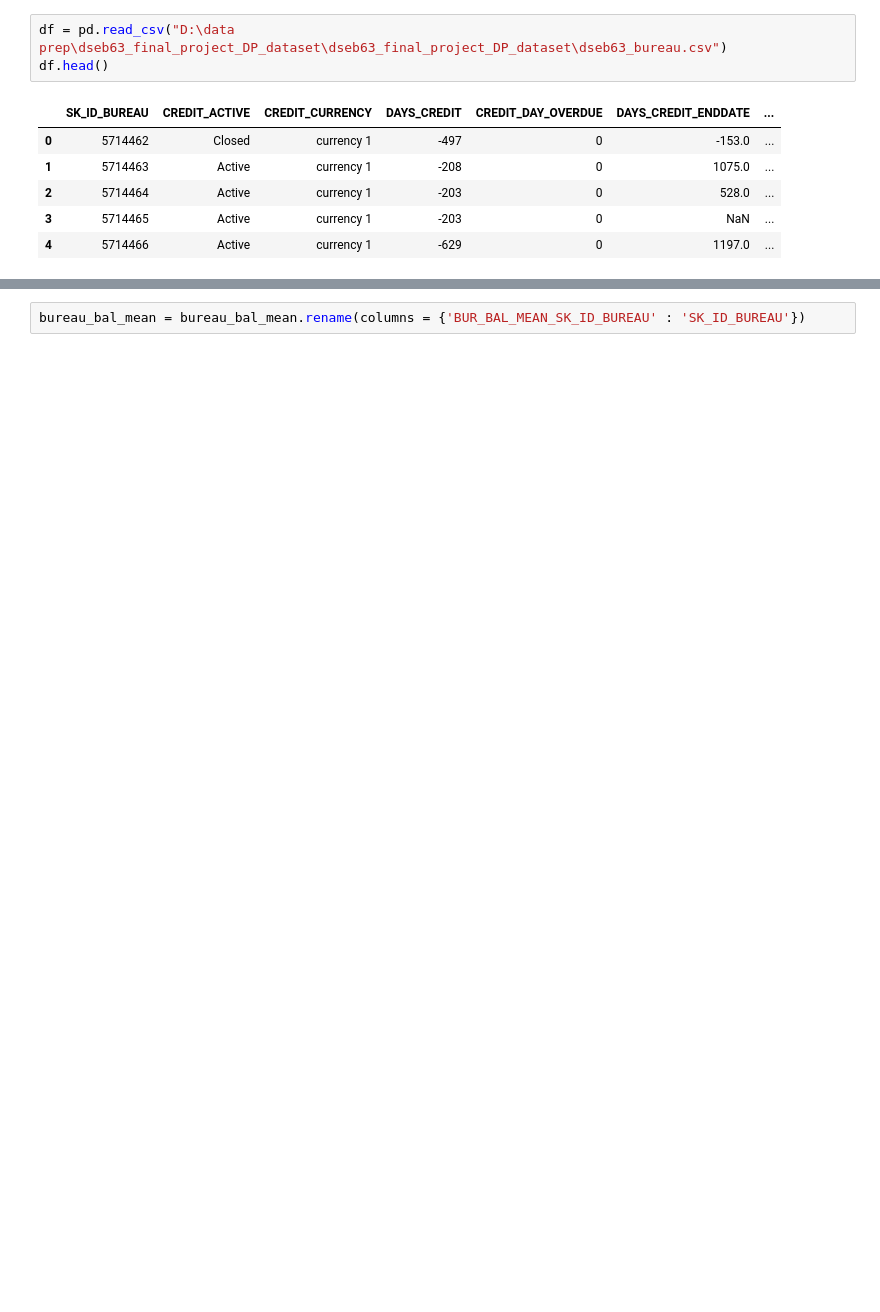
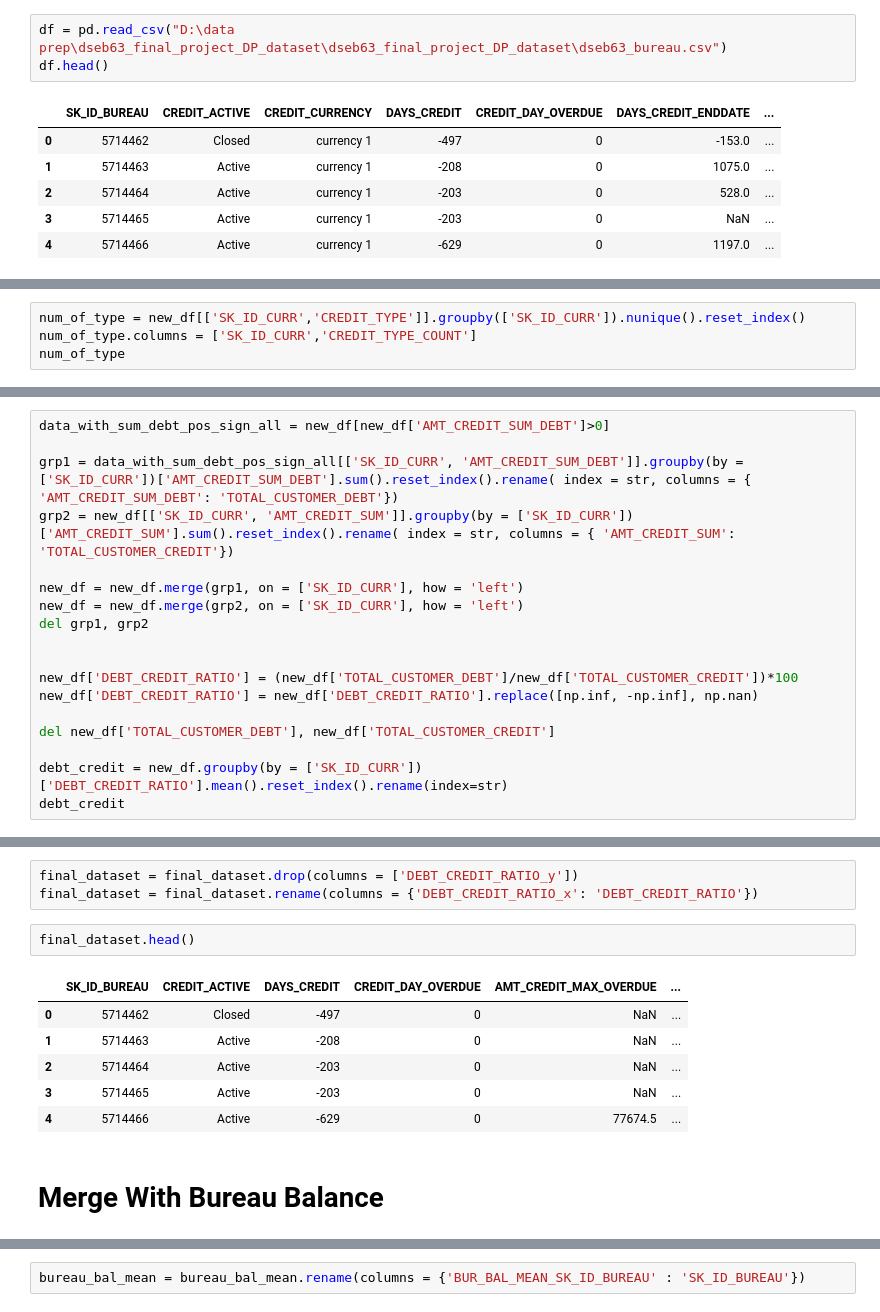
Before and after one commit to dunp7/Home-Default-Credit-Risk, a Jupyter notebook: Features Engineer and Selection/Bureau1.ipynb, the cells around one changed output, grey strips where cells are left out. Drawn from its saved outputs; the diff is of its cells as text; blank space fills up the shorter version.

```diff
--- a/Features Engineer and Selection/Bureau1.ipynb
+++ b/Features Engineer and Selection/Bureau1.ipynb
@@ -103,0 +75,4 @@ new_df.head()
+# %%
+num_of_type = new_df[['SK_ID_CURR','CREDIT_TYPE']].groupby(['SK_ID_CURR']).nunique().reset_index()
+num_of_type.columns = ['SK_ID_CURR','CREDIT_TYPE_COUNT']
+num_of_type
@@ -103,0 +127,18 @@ new_df.head()
+# %%
+data_with_sum_debt_pos_sign_all = new_df[new_df['AMT_CREDIT_SUM_DEBT']>0]
+
+grp1 = data_with_sum_debt_pos_sign_all[['SK_ID_CURR', 'AMT_CREDIT_SUM_DEBT']].groupby(by = ['SK_ID_CURR'])['AMT_CREDIT_SUM_DEBT'].sum().reset_index().rename( index = str, columns = { 'AMT_CREDIT_SUM_DEBT': 'TOTAL_CUSTOMER_DEBT'})
+grp2 = new_df[['SK_ID_CURR', 'AMT_CREDIT_SUM']].groupby(by = ['SK_ID_CURR'])['AMT_CREDIT_SUM'].sum().reset_index().rename( index = str, columns = { 'AMT_CREDIT_SUM': 'TOTAL_CUSTOMER_CREDIT'})
+
+new_df = new_df.merge(grp1, on = ['SK_ID_CURR'], how = 'left')
+new_df = new_df.merge(grp2, on = ['SK_ID_CURR'], how = 'left')
+del grp1, grp2
+
+
+new_df['DEBT_CREDIT_RATIO'] = (new_df['TOTAL_CUSTOMER_DEBT']/new_df['TOTAL_CUSTOMER_CREDIT'])*100
+new_df['DEBT_CREDIT_RATIO'] = new_df['DEBT_CREDIT_RATIO'].replace([np.inf, -np.inf], np.nan)
+
+del new_df['TOTAL_CUSTOMER_DEBT'], new_df['TOTAL_CUSTOMER_CREDIT']
+
+debt_credit = new_df.groupby(by = ['SK_ID_CURR'])['DEBT_CREDIT_RATIO'].mean().reset_index().rename(index=str)
+debt_credit
@@ -104 +172,15 @@ new_df.head()
+# %%
+final_dataset = final_dataset.drop(columns = ['DEBT_CREDIT_RATIO_y'])
+final_dataset = final_dataset.rename(columns = {'DEBT_CREDIT_RATIO_x': 'DEBT_CREDIT_RATIO'})
+# %%
+final_dataset.head()
+# %% [output]
+|  | SK_ID_BUREAU | CREDIT_ACTIVE | DAYS_CREDIT | CREDIT_DAY_OVERDUE | AMT_CREDIT_MAX_OVERDUE | ... |
+| 0 | 5714462 | Closed | -497 | 0 | NaN | ... |
+| 1 | 5714463 | Active | -208 | 0 | NaN | ... |
+| 2 | 5714464 | Active | -203 | 0 | NaN | ... |
+| 3 | 5714465 | Active | -203 | 0 | NaN | ... |
+| 4 | 5714466 | Active | -629 | 0 | 77674.5 | ... |
+# %% [markdown]
+# Merge With Bureau Balance
 # %%
```
Also changed, not shown: parts of 47 cells of this notebook, 2 other files.
